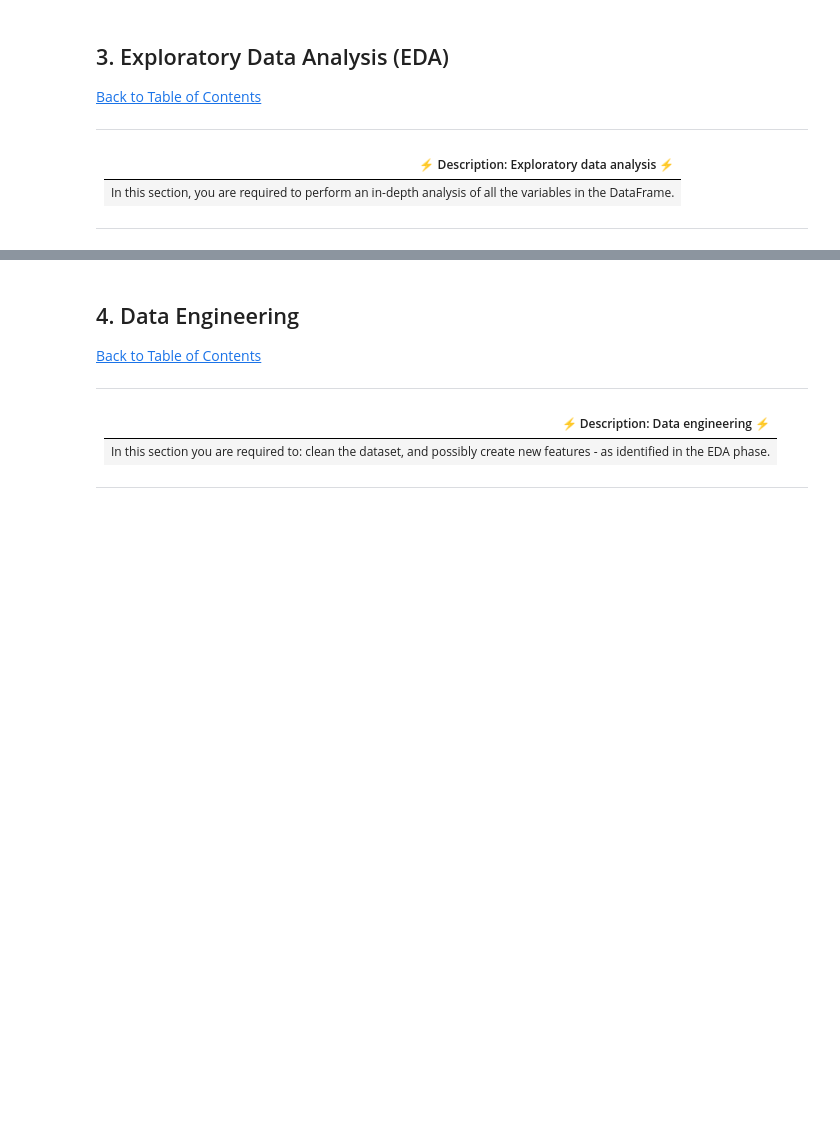
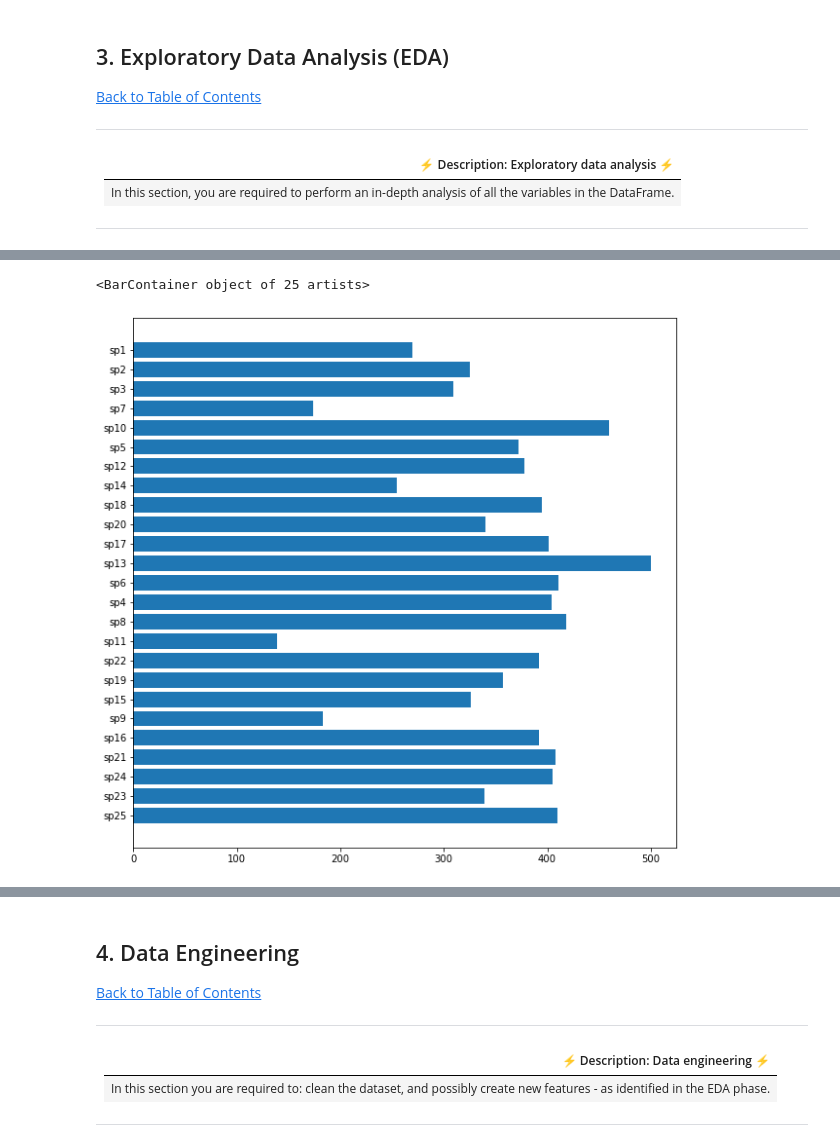
Before and after one commit to ObengKojo23/Team_nm1_WakandaAfrica, a Jupyter notebook: starter-notebook.ipynb, the cells around one changed output, grey strips where cells are left out. Cells and saved outputs as stored; diff of their text form; code cells hidden in the pictures; blank space fills up the shorter version.

```diff
--- a/starter-notebook.ipynb
+++ b/starter-notebook.ipynb
@@ -126,0 +360,18 @@ train_df.head()
+# %%
+Seville_pressure = train_df[cat_features[1]].values
+Seville_pressure_frequency = {}
+
+# iterating over the list
+for item in Seville_pressure:
+   # checking the element in dictionary
+   if item in Seville_pressure_frequency:
+      # incrementing the counr
+      Seville_pressure_frequency[item] += 1
+   else:
+      # initializing the count
+      Seville_pressure_frequency[item] = 1
+plt.figure(figsize=(10,10))
+plt.barh(list(Seville_pressure_frequency.keys()), list(Seville_pressure_frequency.values()))
+# %% [output]
+<BarContainer object of 25 artists>
+[figure, added]
```
Also changed, not shown: parts of 22 cells of this notebook.
